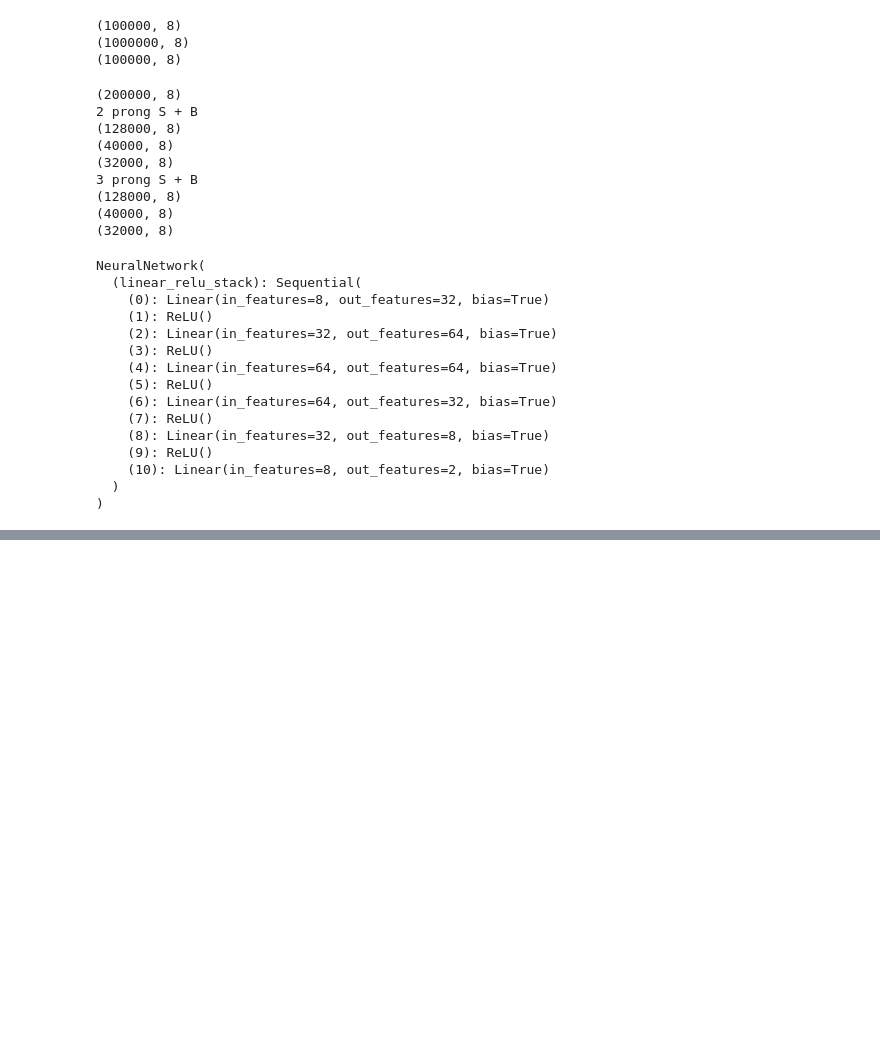
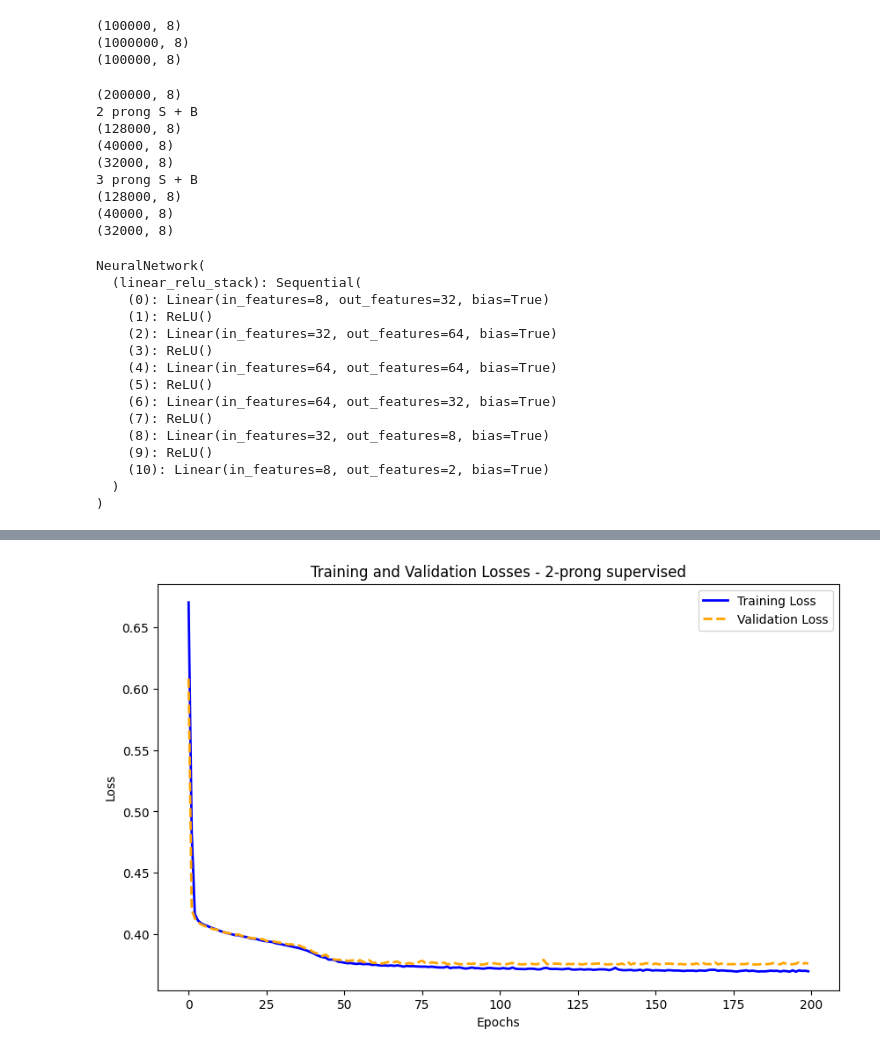
Before and after one commit to inesochoa/lisbon-ml-school, a Jupyter notebook: exercise_4_continuation.ipynb, the cells around one changed output, grey strips where cells are left out. Cells and saved outputs as stored; diff of their text form; code cells hidden in the pictures; blank space fills up the shorter version.

```diff
--- a/exercise_4_continuation.ipynb
+++ b/exercise_4_continuation.ipynb
@@ -1075,8 +1093,8 @@ X_val_three_std = scl_three.transform(X_val_three)
 X_test_three_std = scl_three.transform(X_test_three)
 # %%
 class customDataset(data.Dataset): # Characterizes a dataset for PyTorch
-    def __init__(self, data, labels, transform=None):
-        self.data = data
+    def __init__(self, data_in, labels, transform=None):
+        self.data = data_in
         self.labels = labels
 
     def __len__(self):
@@ -1140,11 +1162,7 @@ def train_supervised(num_epochs, model, optimizer, train_dl, val_dl):
             y = model(x)
 
             # loss
-            print(true)
-            true_onehot = F.one_hot(true.long(), num_classes=2)
-            print(true_onehot)
-            print(true_onehot.shape,x.shape, y.shape)
-            loss = loss_fn(true_onehot, y.reshape(-1,1,2))
+            loss = loss_fn(y, true.long().squeeze(1)) # Reshape target to 1D
 
             # clear and backpropagate
             optimizer.zero_grad()
@@ -1163,8 +1181,7 @@ def train_supervised(num_epochs, model, optimizer, train_dl, val_dl):
                 x = x.float()
                 y = model(x)
                 # loss
-                true_onehot = F.one_hot(true.long(), num_classes=2)
-                val_loss = loss_fn(true_onehot, y.reshape(-1,1,2))
+                val_loss = loss_fn(y, true.long().squeeze(1)) # Reshape target to 1D
                 val_losses.append(val_loss.item())
 
         epoch_val_loss = np.average(val_losses)
@@ -1220,0 +1237,18 @@ RuntimeError: Expected floating point type for target with class probabilities,
+# %%
+training_loss = hist['train_loss_per_epoch']
+validation_loss = hist['val_loss_per_epoch']
+
+# Plot training vs validation loss
+plt.figure(figsize=(10, 6))
+plt.plot(training_loss, label='Training Loss', color='blue', linewidth=2)
+plt.plot(validation_loss, label='Validation Loss', color='orange', linestyle='dashed', linewidth=2)
+
+# Add labels, legend, and title
+plt.xlabel('Epochs')
+plt.ylabel('Loss')
+plt.title('Training and Validation Losses - 2-prong supervised')
+plt.legend()
+# Display the plot
+plt.show()
+# %% [output]
+[figure, added]
```
Also changed, not shown: parts of 14 cells of this notebook.
